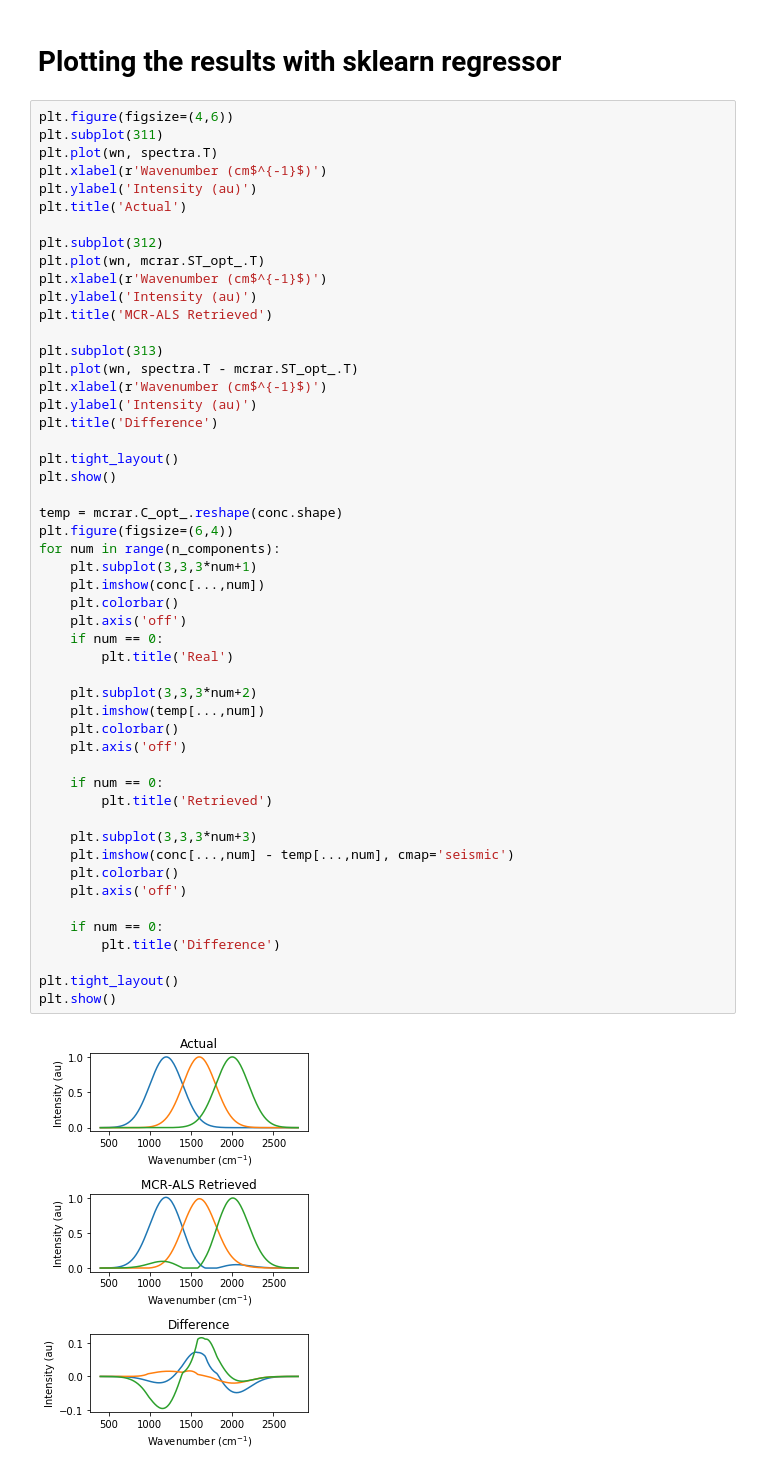
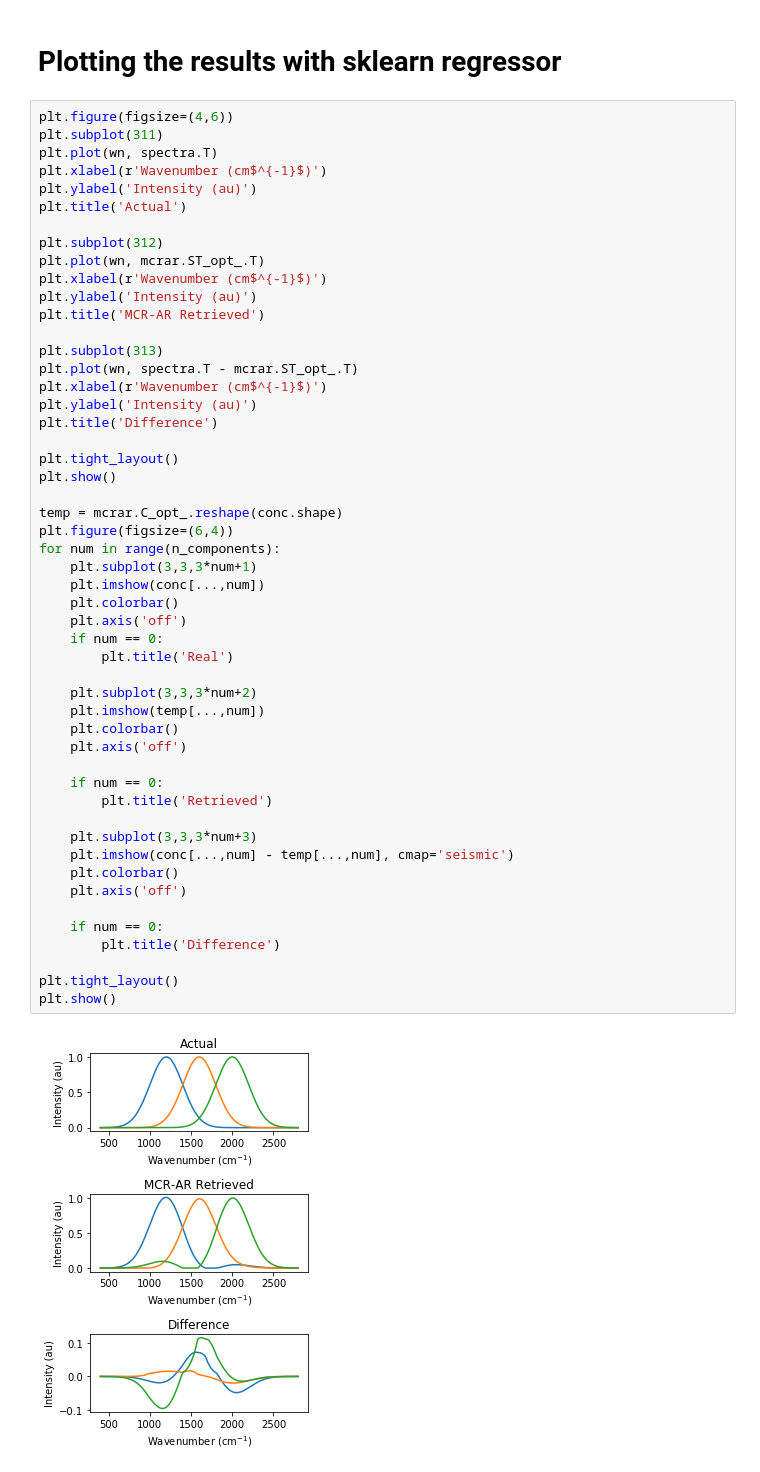
Before and after one commit to usnistgov/pyMCR, a Jupyter notebook: Examples/Demo.ipynb, the cells around one changed output. Drawn from its saved outputs; the diff is of its cells as text.

```diff
--- a/Examples/Demo.ipynb
+++ b/Examples/Demo.ipynb
@@ -426,7 +426,7 @@ plt.subplot(312)
 plt.plot(wn, mcrar.ST_opt_.T)
 plt.xlabel(r'Wavenumber (cm$^{-1}$)')
 plt.ylabel('Intensity (au)')
-plt.title('MCR-ALS Retrieved')
+plt.title('MCR-AR Retrieved')
 
 plt.subplot(313)
 plt.plot(wn, spectra.T - mcrar.ST_opt_.T)
@@ -439,32 +439,32 @@ plt.show()
 
 temp = mcrar.C_opt_.reshape(conc.shape)
 plt.figure(figsize=(6,4))
 for num in range(n_components):
     plt.subplot(3,3,3*num+1)
     plt.imshow(conc[...,num])
     plt.colorbar()
     plt.axis('off')
     if num == 0:
         plt.title('Real')
 
     plt.subplot(3,3,3*num+2)
     plt.imshow(temp[...,num])
     plt.colorbar()
     plt.axis('off')
 
     if num == 0:
         plt.title('Retrieved')
 
     plt.subplot(3,3,3*num+3)
     plt.imshow(conc[...,num] - temp[...,num], cmap='seismic')
     plt.colorbar()
     plt.axis('off')
 
     if num == 0:
         plt.title('Difference')
 
 plt.tight_layout()
 plt.show()
 # %% [output]
-[figure, old version]
+[figure, new version]
 [figure]
```
Also changed, not shown: parts of 5 cells of this notebook, 5 other files.
